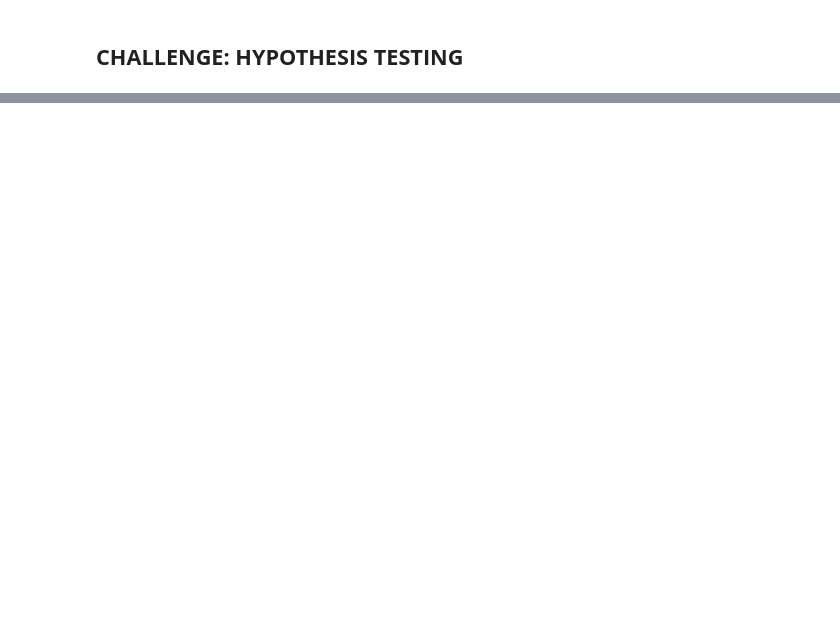
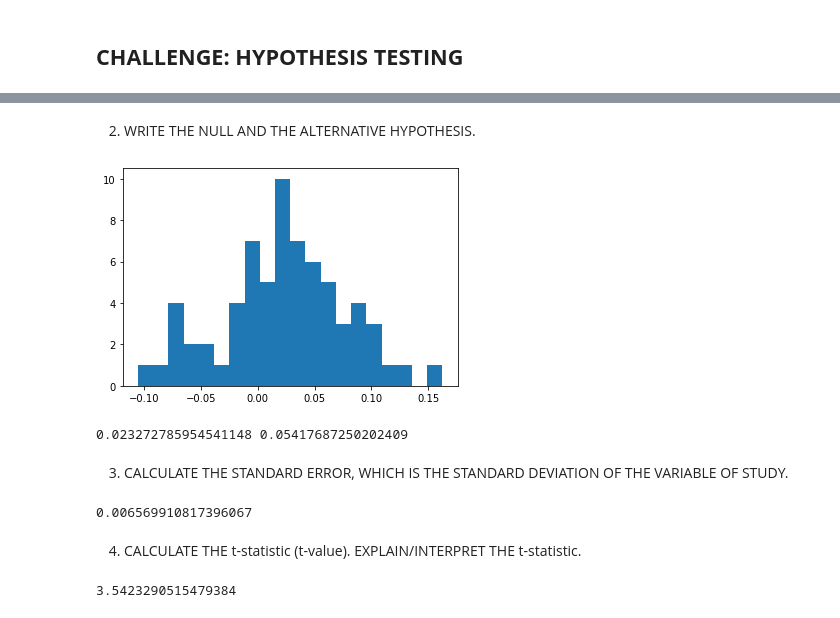
Before and after one commit to Oscar19260/Estad-stica_TC3006C, a Jupyter notebook: Workshops/Workshop2.ipynb, the cells around one changed output, grey strips where cells are left out. Saved outputs shown, nothing was run; the diff lists cells and outputs as text; code cells hidden in the pictures; blank space fills up the shorter version.

```diff
--- a/Workshops/Workshop2.ipynb
+++ b/Workshops/Workshop2.ipynb
@@ -260,0 +283,10 @@ To do a hypothesis test, we usually do the following steps:
+# %%
+import numpy as np
+import pandas as pd
+import pandas_datareader as pdr
+import matplotlib
+
+import matplotlib.pyplot as plt
+
+MSFT = pdr.get_data_yahoo('MSFT', start="01/01/2017", interval="m")
+MSFT.head()
@@ -260,0 +301,31 @@ To do a hypothesis test, we usually do the following steps:
+# %% [markdown]
+2. WRITE THE NULL AND THE ALTERNATIVE HYPOTHESIS.
+# %%
+#H0: The Null Hypothesis
+MSFT['r'] = np.log(MSFT['Adj Close']) - np.log(MSFT['Adj Close'].shift(1))
+plt.hist(MSFT['r'], bins=20)
+plt.show()
+# %% [output]
+[figure, added]
+# %%
+mean = MSFT['r'].mean()
+std = MSFT['r'].std()
+
+print(mean, std)
+# %% [output]
+0.023272785954541148 0.05417687250202409
+# %% [markdown]
+3. CALCULATE THE STANDARD ERROR, WHICH IS THE STANDARD DEVIATION OF THE VARIABLE OF STUDY.
+# %%
+std_grouped = std / np.sqrt(MSFT['r'].count())
+std_grouped
+# %% [output]
+0.006569910817396067
+# %% [markdown]
+4. CALCULATE THE t-statistic (t-value). EXPLAIN/INTERPRET THE t-statistic.
+# %%
+# t-statistic
+t_statistic = (mean - 0) / std_grouped
+t_statistic
+# %% [output]
+3.5423290515479384
```
Also changed, not shown: parts of 40 cells of this notebook.
